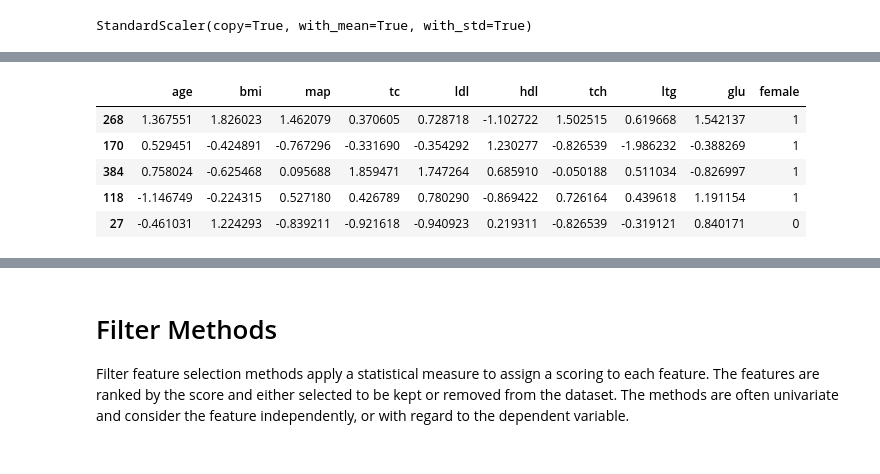
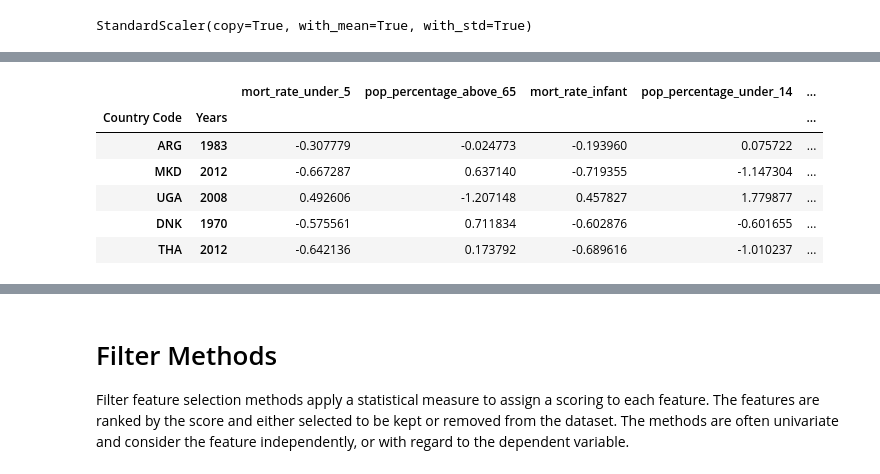
Before and after one commit to Erika-Russi/mod_2_project, a Jupyter notebook: feature_selection/Feature Selection.ipynb, the cells around one changed output, grey strips where cells are left out. Drawn from its saved outputs; the diff is of its cells as text; code cells hidden in the pictures.

```diff
--- a/feature_selection/Feature Selection.ipynb
+++ b/feature_selection/Feature Selection.ipynb
@@ -34,6 +19,13 @@ m.build_data()
 * It reduces the complexity of a model and makes it easier to interpret.
 * It improves the accuracy of a model if the right subset is chosen.
 * It reduces overfitting.
+# %%
+#create dummy variables
+#don't drop a category - just don't use intercept when modelling
+#to avoid multicollinearity (whatever that means)
+import pandas as pd
+
+df = pd.get_dummies(data, columns=['continent'])
 # %% [markdown]
 ## Types of Feature Selection
 
@@ -48,15 +40,18 @@ from sklearn import datasets, linear_model
 from sklearn.model_selection import train_test_split
 from sklearn import metrics
 
-columns = "age sex bmi map tc ldl hdl tch ltg glu y".split() # Declare the columns names
-diabetes = datasets.load_diabetes() # Call the diabetes dataset from sklearn
-df = pd.read_csv('diabetes.tab.txt', sep='\t', lineterminator='\n')
-df.columns= columns
-features = df.iloc[:,:-1]
-target = df.y
+#columns = "age sex bmi map tc ldl hdl tch ltg glu y".split() # Declare the columns names
+#diabetes = datasets.load_diabetes() # Call the diabetes dataset from sklearn
+#df = pd.read_csv('diabetes.tab.txt', sep='\t', lineterminator='\n')
+#df.columns= columns
+#features = df.iloc[:,:-1]
+#target = df.y
+
+features = df.iloc[:,1:]
+target = df['fertility']
 # %%
-features['female'] = pd.get_dummies(features['sex'],drop_first=True)
-features.drop(columns=['sex'], inplace=True)
+#features['female'] = pd.get_dummies(features['sex'],drop_first=True)
+#features.drop(columns=['sex'], inplace=True)
 # %%
 features.head()
 # %% [output]
@@ -82,4 +81,4 @@ scaler = preprocessing.StandardScaler()
 # %%
-scaler.fit(features.iloc[:,:-1])
+scaler.fit(features)
 # %% [output]
 StandardScaler(copy=True, with_mean=True, with_std=True)
@@ -86,17 +107,26 @@ StandardScaler(copy=True, with_mean=True, with_std=True)
 # %%
-scaler.fit(X_train.iloc[:,:-1])
-features_scaled_train = pd.DataFrame(scaler.transform(X_train.iloc[:,:-1]), columns=X_train.columns[:-1], index=X_train.index)
+scaler.fit(X_train.iloc[:,:-5])
+features_scaled_train = pd.DataFrame(scaler.transform(X_train.iloc[:,:-5]), columns=X_train.columns[:-5], index=X_train.index)
 
-features_scaled_train['female']= X_train.female
+#ADD BACK CATEGORICAL VARIABLES
+#continent_Africa	continent_Americas	continent_Asia	continent_Europe
+
+features_scaled_train['continent_Africa']= X_train.continent_Africa
+features_scaled_train['continent_Americas']= X_train.continent_Americas
+features_scaled_train['continent_Asia']= X_train.continent_Asia
+features_scaled_train['continent_Europe']= X_train.continent_Europe
+features_scaled_train['continent_Oceania']= X_train.continent_Oceania
+
 
 features_scaled_train.head()
 # %% [output]
-|  | age | bmi | map | tc | ldl | hdl | tch | ltg | glu | female |
-| 268 | 1.367551 | 1.826023 | 1.462079 | 0.370605 | 0.728718 | -1.102722 | 1.502515 | 0.619668 | 1.542137 | 1 |
-| 170 | 0.529451 | -0.424891 | -0.767296 | -0.331690 | -0.354292 | 1.230277 | -0.826539 | -1.986232 | -0.388269 | 1 |
-| 384 | 0.758024 | -0.625468 | 0.095688 | 1.859471 | 1.747264 | 0.685910 | -0.050188 | 0.511034 | -0.826997 | 1 |
-| 118 | -1.146749 | -0.224315 | 0.527180 | 0.426789 | 0.780290 | -0.869422 | 0.726164 | 0.439618 | 1.191154 | 1 |
-| 27 | -0.461031 | 1.224293 | -0.839211 | -0.921618 | -0.940923 | 0.219311 | -0.826539 | -0.319121 | 0.840171 | 0 |
+|  |  | mort_rate_under_5 | pop_percentage_above_65 | mort_rate_infant | pop_percentage_under_14 | ... |
+| Country Code | Years |  |  |  |  | ... |
+| ARG | 1983 | -0.307779 | -0.024773 | -0.193960 | 0.075722 | ... |
+| MKD | 2012 | -0.667287 | 0.637140 | -0.719355 | -1.147304 | ... |
+| UGA | 2008 | 0.492606 | -1.207148 | 0.457827 | 1.779877 | ... |
+| DNK | 1970 | -0.575561 | 0.711834 | -0.602876 | -0.601655 | ... |
+| THA | 2012 | -0.642136 | 0.173792 | -0.689616 | -1.010237 | ... |
 # %%
 X_test.head()
 # %% [output]
```
Also changed, not shown: parts of 23 cells of this notebook, 1 other file.
